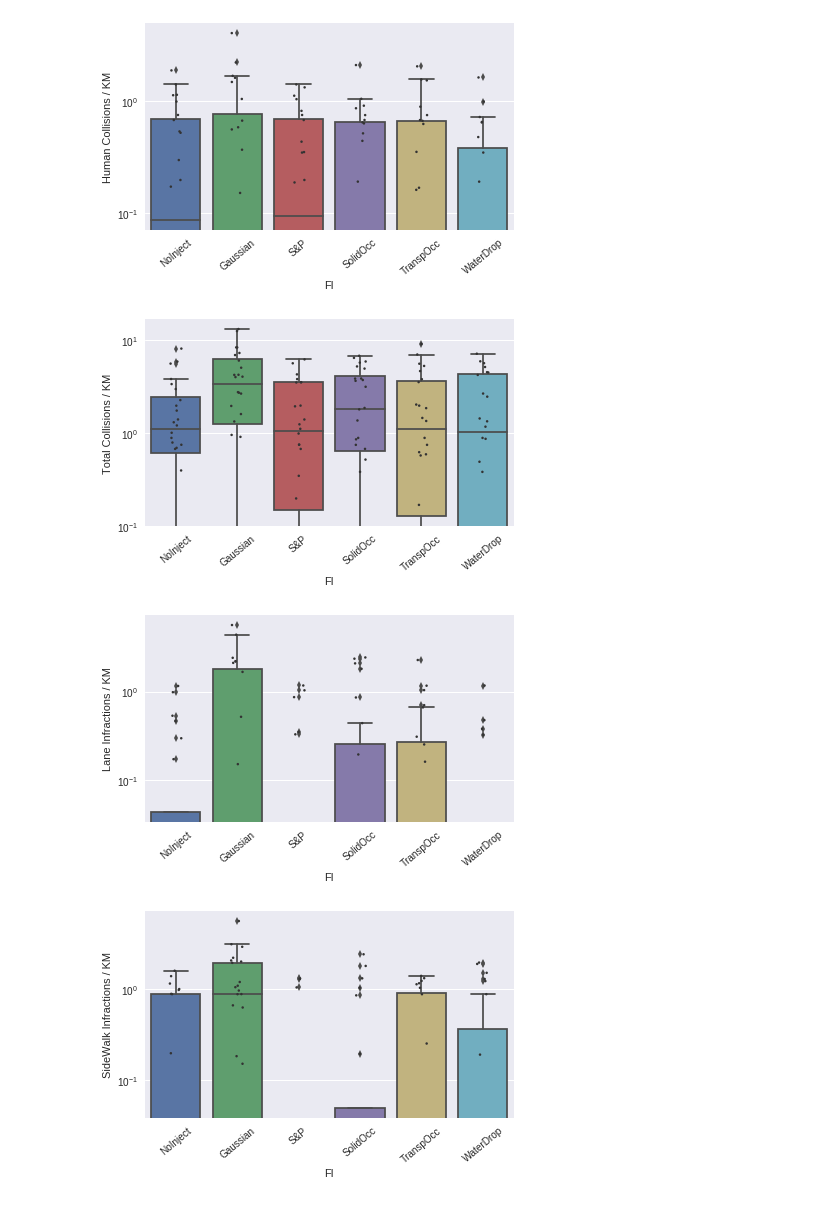
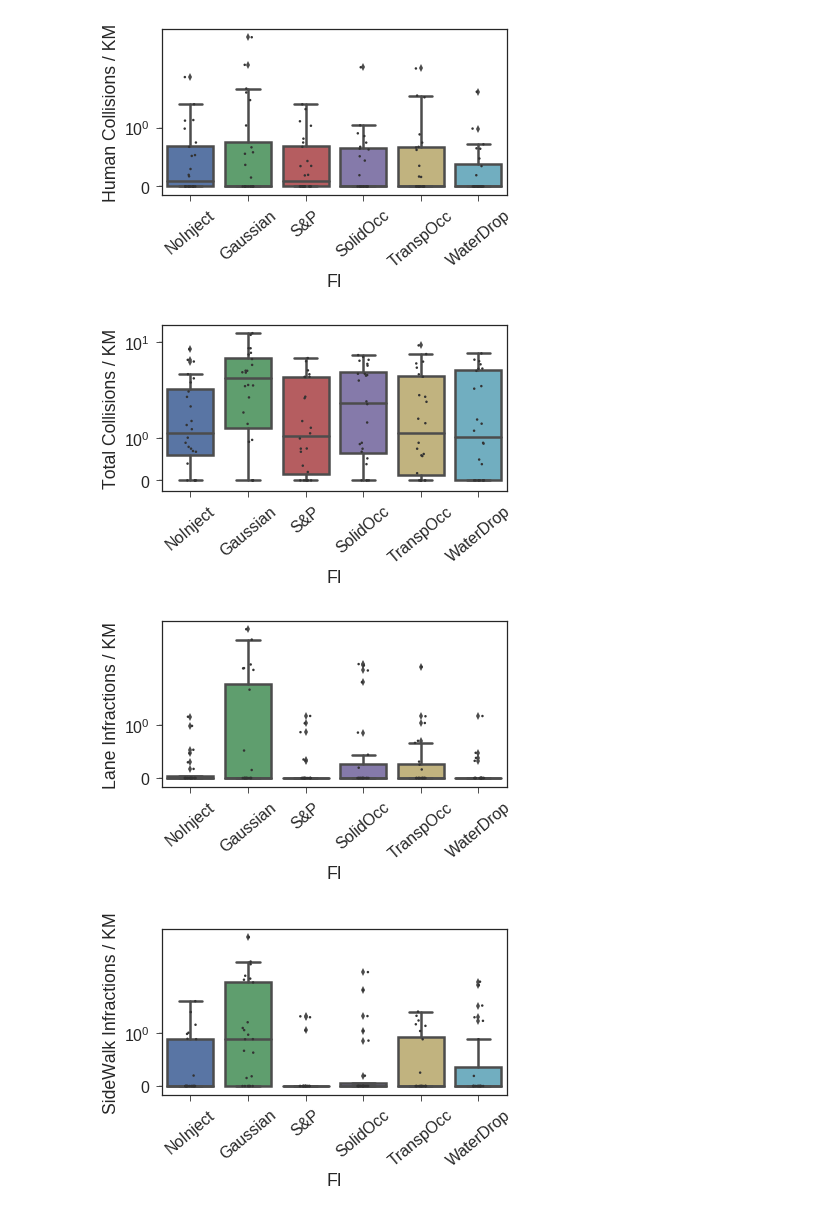
Before and after one commit to CSLDepend/AVFI, a Jupyter notebook: plots/FI_Visualizations.ipynb, the cells around one changed output. Saved outputs shown, nothing was run; the diff lists cells and outputs as text; code cells hidden in the pictures.

Commit message:
More Plots added

```diff
--- a/plots/FI_Visualizations.ipynb
+++ b/plots/FI_Visualizations.ipynb
@@ -4,6 +4,9 @@ import math
 import numpy as np
 import seaborn as sns
 from matplotlib import pyplot as plt
+np.random.seed(sum(map(ord,'aesthetics')))
+sns.set_style('ticks')
+sns.set_context('paper',font_scale=2,rc={'lines.linewidth':2.5})
 
 pos_type_names = ['exp_id','rep','weather','start_point','end_point','result','initial_distance','final_distance',
                   'final_time','time_out','num_ped','num_veh']
@@ -14,7 +17,7 @@ class FI_Data(object):
     def __init__(self,town,f_i,fname_pose_type,fname_details):
         self.town=town
         self.f_i=f_i
-        self.exp_by_pos_type = pd.read_csv(fname_pose_type,sep=',',names=pos_type_names,skiprows=1)
+        self.exp_by_pose_type = pd.read_csv(fname_pose_type,sep=',',names=pos_type_names,skiprows=1)
         self.exp_all_details = pd.read_csv(fname_details,sep=',',names=all_details_names,skiprows=1)
 
     def get_fi_name(self):
@@ -23,8 +26,8 @@ class FI_Data(object):
     def get_town_name(self):
         return self.town
 
-    def get_exp_by_pos_type(self):
-        return self.exp_by_pos_type
+    def get_exp_by_pose_type(self):
+        return self.exp_by_pose_type
 
     def get_exp_all_details(self):
         return self.exp_all_details
@@ -141,14 +144,12 @@ def get_out_of_road_lane(selected_matrix, header):
 
     return count_lane, count_road
 # %%
-FI_col_gen={}
-FI_col_hum={}
-FI_col_car={}
-FI_lane_out={}
-FI_swalk_out={}
+infract_data = pd.DataFrame(columns=['FI', 'Town','Weather','Distance','col_gen', 'col_car', 'col_hum',
+                                     'col_total','lane_out', 'swalk_out'])
 
-infract_data = pd.DataFrame(columns=['FI', 'Town','Distance','col_gen', 'col_car', 'col_hum',
-                                     'col_total','lane_out', 'swalk_out'])
+weather_id_name=['Default','ClearNoon','CloudyNoon','WetNoon','WetCloudyNoon','MidRainyNoon',
+                 'HardRainNoon','SoftRainNoon','ClearSunset','CloudySunset','WetSunset',
+                 'WetCloudySunset','MidRainSunset','HardRainSunset','SoftRainSunset']
 
 
 for FI in DATASET:
@@ -159,6 +160,7 @@ for FI in DATASET:
 
     for exp_id in unique_ids:
         exp_mat = df.loc[df["exp_id"]==exp_id].values
+        weather_id = np.unique((df.loc[df["exp_id"]==exp_id])["weather"].values)[0]
 
         km=get_distance_traveled(exp_mat,all_details_names)
 
@@ -168,13 +170,15 @@ for FI in DATASET:
         infract_data = infract_data.append({
             'FI':FI.get_fi_name(),
             'Town':FI.get_town_name(),
+            'Weather':weather_id_name[weather_id],
             'Distance':km,
             'col_gen':c_gen/km,
             'col_car':c_car/km,
             'col_hum':c_ped/km,
             'col_total':(c_gen+c_car+c_ped)/km,
             'lane_out':lane_out/km,
-            'swalk_out':swalk_out/km},ignore_index=True)
+            'swalk_out':swalk_out/km,
+            'infrac_total':(lane_out+swalk_out)/km},ignore_index=True)
 # %%
 #(GeneralCollisions)/km by FI
 
@@ -202,43 +206,43 @@ plt.show()
 #(HumanCollisions)/km by FI
 ax = sns.boxplot(x='FI', y='col_hum', data=infract_data)
 sns.stripplot(x='FI', y='col_hum', data=infract_data, color='0.2', jitter=True, marker=".")
-ax.set_yscale('log')
+ax.set_yscale('symlog')
 ax.set_ylabel('Human Collisions / KM')
 plt.xticks(rotation=40)
 plt.tight_layout()
 plt.show()
 # %% [output]
-[figure, old version]
+[figure, new version]
 # %%
 #(TotalCollisions)/km by FI
 ax = sns.boxplot(x='FI', y='col_total', data=infract_data)
 sns.stripplot(x='FI', y='col_total', data=infract_data, color='0.2', jitter=True, marker=".")
-ax.set_yscale('log')
+ax.set_yscale('symlog')
 ax.set_ylabel('Total Collisions / KM')
 plt.xticks(rotation=40)
 plt.tight_layout()
 plt.show()
 # %% [output]
-[figure, old version]
+[figure, new version]
 # %%
 #(LaneInfractions)/km by FI
 ax = sns.boxplot(x='FI', y='lane_out', data=infract_data)
 sns.stripplot(x='FI', y='lane_out', data=infract_data, color='0.2', jitter=True, marker=".")
-ax.set_yscale('log')
+ax.set_yscale('symlog')
 ax.set_ylabel('Lane Infractions / KM')
 plt.xticks(rotation=40)
 plt.tight_layout()
 plt.show()
 # %% [output]
-[figure, old version]
+[figure, new version]
 # %%
 #(SideWalkInfractions)/km by FI
 ax = sns.boxplot(x='FI', y='swalk_out', data=infract_data)
 sns.stripplot(x='FI', y='swalk_out', data=infract_data, color='0.2', jitter=True, marker=".")
-ax.set_yscale('log')
+ax.set_yscale('symlog')
 ax.set_ylabel('SideWalk Infractions / KM')
 plt.xticks(rotation=40)
 plt.tight_layout()
 plt.show()
 # %% [output]
-[figure, old version]
+[figure, new version]
```
Also changed, not shown: parts of 9 cells of this notebook, 1 other file.
